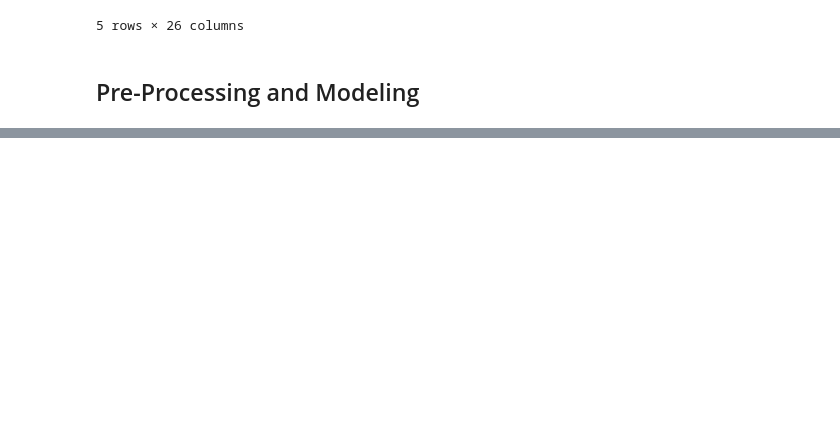
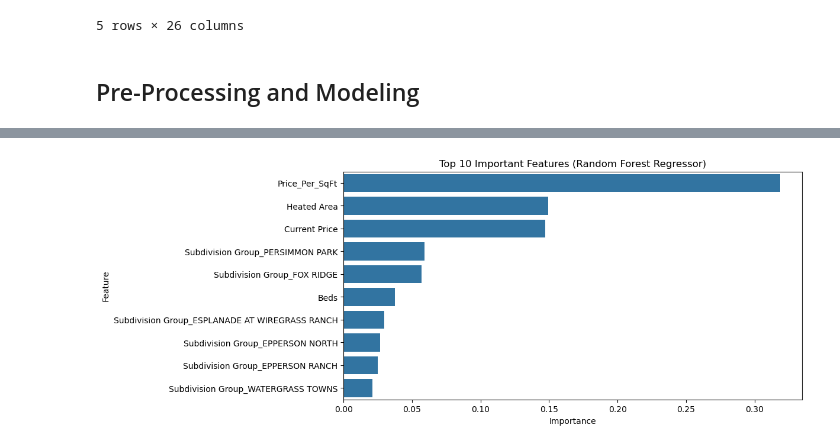
Before and after one commit to OmniaBekheet/Optimal-Pricing-Strategy-for-Quick-Sales---Capstone-3, a Jupyter notebook: Optimal Pricing Strategy for Quick Sales/Optimal Pricing Strategy for Quick Sales.ipynb, the cells around one changed output, grey strips where cells are left out. Cells and saved outputs as stored; diff of their text form; code cells hidden in the pictures; blank space fills up the shorter version.

```diff
--- a/Optimal Pricing Strategy for Quick Sales/Optimal Pricing Strategy for Quick Sales.ipynb
+++ b/Optimal Pricing Strategy for Quick Sales/Optimal Pricing Strategy for Quick Sales.ipynb
@@ -1089,0 +1136,25 @@ sld_data.head()
+# %%
+# Preprocessing pipeline
+preprocessor = ColumnTransformer(
+    transformers=[
+        ('num', StandardScaler(), ['Heated Area', 'Beds', 'Full Baths', 'Current Price', 'Price_Per_SqFt']),
+        ('cat', OneHotEncoder(handle_unknown='ignore'), ['Subdivision Group'])
+    ]
+)
+# %%
+# Model pipelines
+reg_rf = Pipeline(steps=[('preprocessor', preprocessor), ('regressor', RandomForestRegressor(random_state=42))])
+class_gb = Pipeline(steps=[('preprocessor', preprocessor), ('classifier', GradientBoostingClassifier(random_state=42))])
+class_xgb = Pipeline(steps=[('preprocessor', preprocessor), ('classifier', XGBClassifier(eval_metric='logloss', random_state=42))])
+class_lgbm = Pipeline(steps=[('preprocessor', preprocessor), ('classifier', LGBMClassifier(random_state=42))])
+# %%
+# Hyperparameter grids
+param_grid_rf = {'regressor__n_estimators': [100, 200, 300], 'regressor__max_depth': [5, 10, 15], 'regressor__min_samples_split': [2, 5, 10]}
+param_grid_gb = {'classifier__n_estimators': [50, 100, 150], 'classifier__learning_rate': [0.01, 0.1], 'classifier__max_depth': [5, 10]}
+param_grid_xgb = {'classifier__n_estimators': [50, 100, 150], 'classifier__learning_rate': [0.01, 0.1, 0.2], 'classifier__max_depth': [3, 5, 7]}
+param_grid_lgbm = {'classifier__n_estimators': [50, 100], 'classifier__max_depth': [5, 10], 'classifier__learning_rate': [0.01, 0.1]}
+# %%
+# Model tuning
+reg_search = RandomizedSearchCV(reg_rf, param_distributions=param_grid_rf, n_iter=9, scoring='neg_mean_squared_error', cv=3, random_state=42)
+reg_search.fit(X_train, y_train_days)
+print(f"Best params for Random Forest regressor: {reg_search.best_params_}")
@@ -1089,0 +1286,22 @@ sld_data.head()
+# %%
+# Visualization
+
+preprocessor_fitted = reg_search.best_estimator_.named_steps['preprocessor']
+num_features = ['Heated Area', 'Beds', 'Full Baths', 'Current Price', 'Price_Per_SqFt']
+cat_features = preprocessor_fitted.named_transformers_['cat'].get_feature_names_out(['Subdivision Group'])
+
+all_feature_names = np.concatenate([num_features, cat_features])
+
+
+
+feature_importance = pd.DataFrame({
+    'Feature': all_feature_names,
+    'Importance': reg_search.best_estimator_.named_steps['regressor'].feature_importances_
+}).sort_values(by='Importance', ascending=False)
+
+plt.figure(figsize=(10, 5))
+sns.barplot(x='Importance', y='Feature', data=feature_importance.head(10))
+plt.title('Top 10 Important Features (Random Forest Regressor)')
+plt.show()
+# %% [output]
+[figure, added]
```
Also changed, not shown: parts of 23 cells of this notebook.
